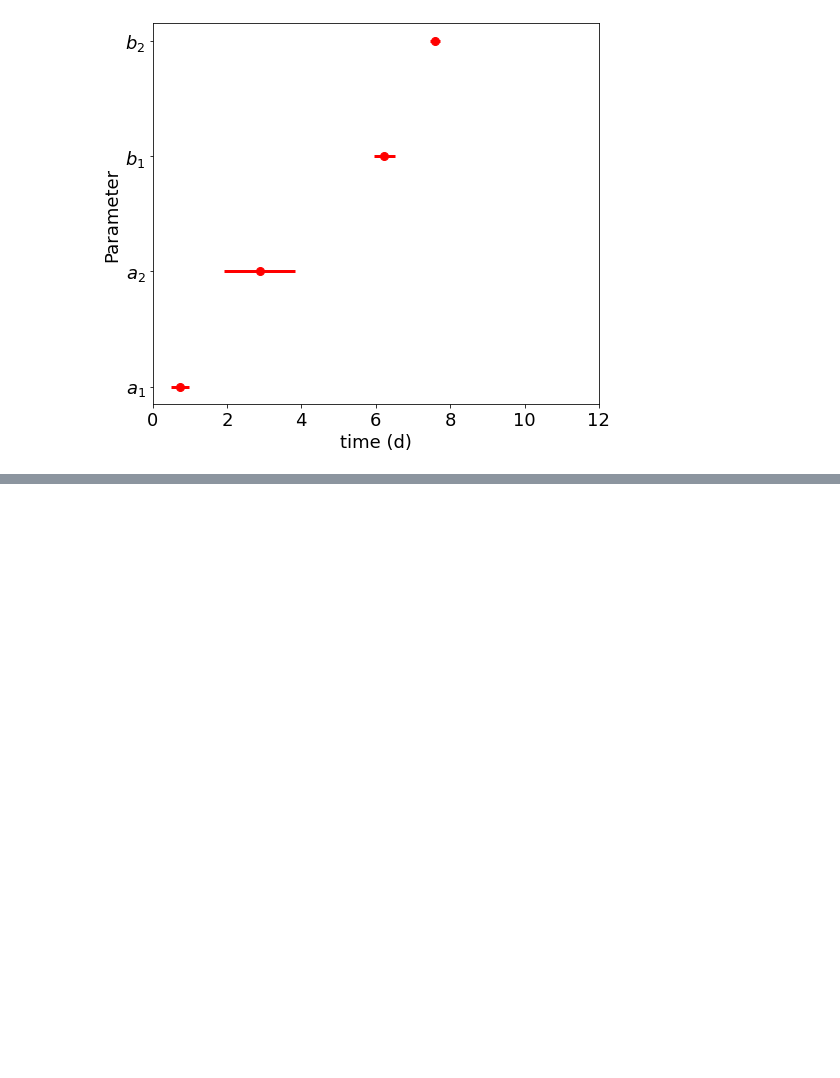
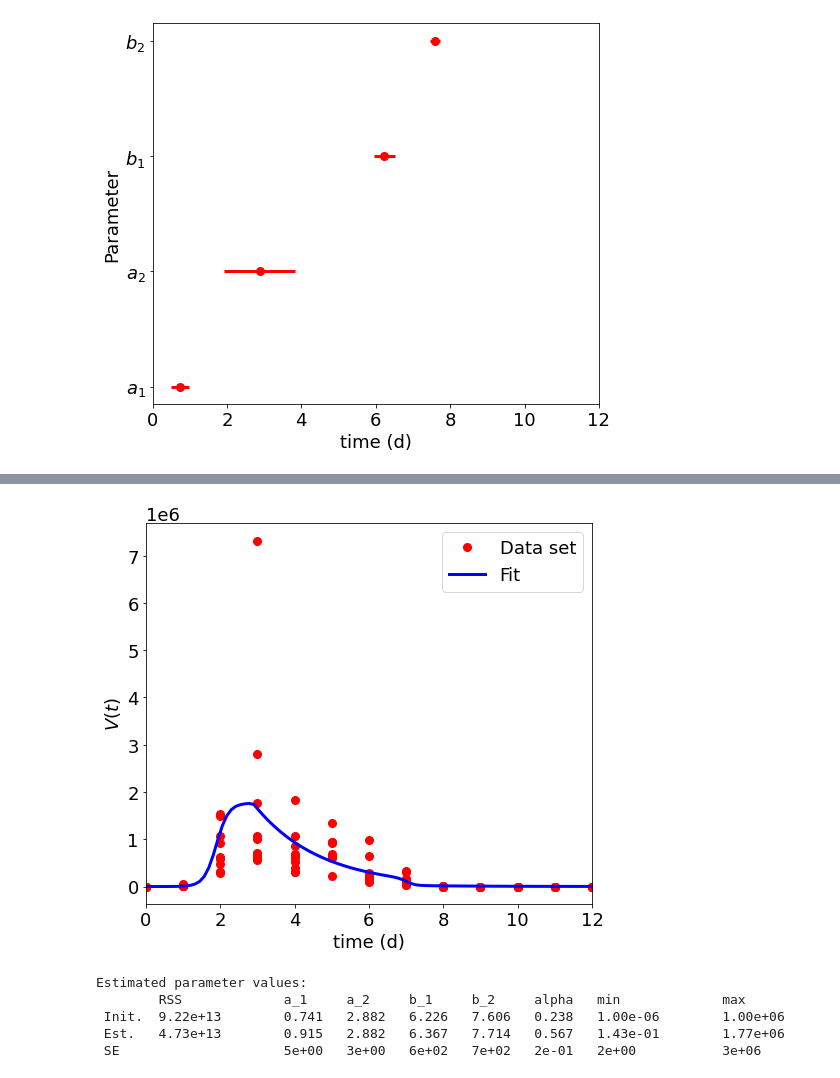
Before and after one commit to ccontrer/20-08Covid19Physiology, a Jupyter notebook: python/Application- Influenza Data.ipynb, the cells around one changed output, grey strips where cells are left out. Saved outputs shown, nothing was run; the diff lists cells and outputs as text; code cells hidden in the pictures; blank space fills up the shorter version.

```diff
--- a/python/Application- Influenza Data.ipynb
+++ b/python/Application- Influenza Data.ipynb
@@ -222,0 +289,28 @@ plt.show()
+# %%
+# discretation and evaluation
+ttdata = np.linspace(np.min(tdata), np.max(tdata), num=100)
+vvdata = vl_normal.Predict(ttdata)
+# plotting
+plt.plot(tdata_normal, vdata_normal, 'ro', color='red', label='Data set')
+plt.plot(ttdata, vvdata, 'b-', label='Fit')
+plt.xlim((0., 12.))
+plt.xlabel('time (d)')
+plt.ylabel('$V(t)$')
+plt.legend()
+plt.show()
+# %% [output]
+[figure, added]
+# %%
+print('\nEstimated parameter values:')
+print('   \tRSS       \ta_1 \ta_2 \tb_1 \tb_2 \talpha \tmin \t \tmax')
+print(' Init.\t{:4.2e}\t{:2.3f} \t{:2.3f} \t{:2.3f} \t{:2.3f} \t{:2.3f} \t{:1.2e} \t{:1.2e} '.format(
+    sum(np.power(vl.Eval(tdata_normal, par0) - vdata_normal, 2)), *vl_normal.par0))
+print(' Est. \t{:4.2e}\t{:2.3f} \t{:2.3f} \t{:2.3f} \t{:2.3f} \t{:2.3f} \t{:1.2e} \t{:1.2e} '.format(
+    vl_normal.RSS, *vl_normal.par))
+print(' SE     \t     \t%1.0e \t%1.0e \t%1.0e \t%1.0e \t%1.0e \t%1.0e \t \t%1.0e' % tuple(vl_normal.par_se))
+# %% [output]
+Estimated parameter values:
+        RSS             a_1     a_2     b_1     b_2     alpha   min             max
+ Init.  9.22e+13        0.741   2.882   6.226   7.606   0.238   1.00e-06        1.00e+06
+ Est.   4.73e+13        0.915   2.882   6.367   7.714   0.567   1.43e-01        1.77e+06
+ SE                     5e+00   3e+00   6e+02   7e+02   2e-01   2e+00           3e+06
```
Also changed, not shown: parts of 37 cells of this notebook, 8 other files.
